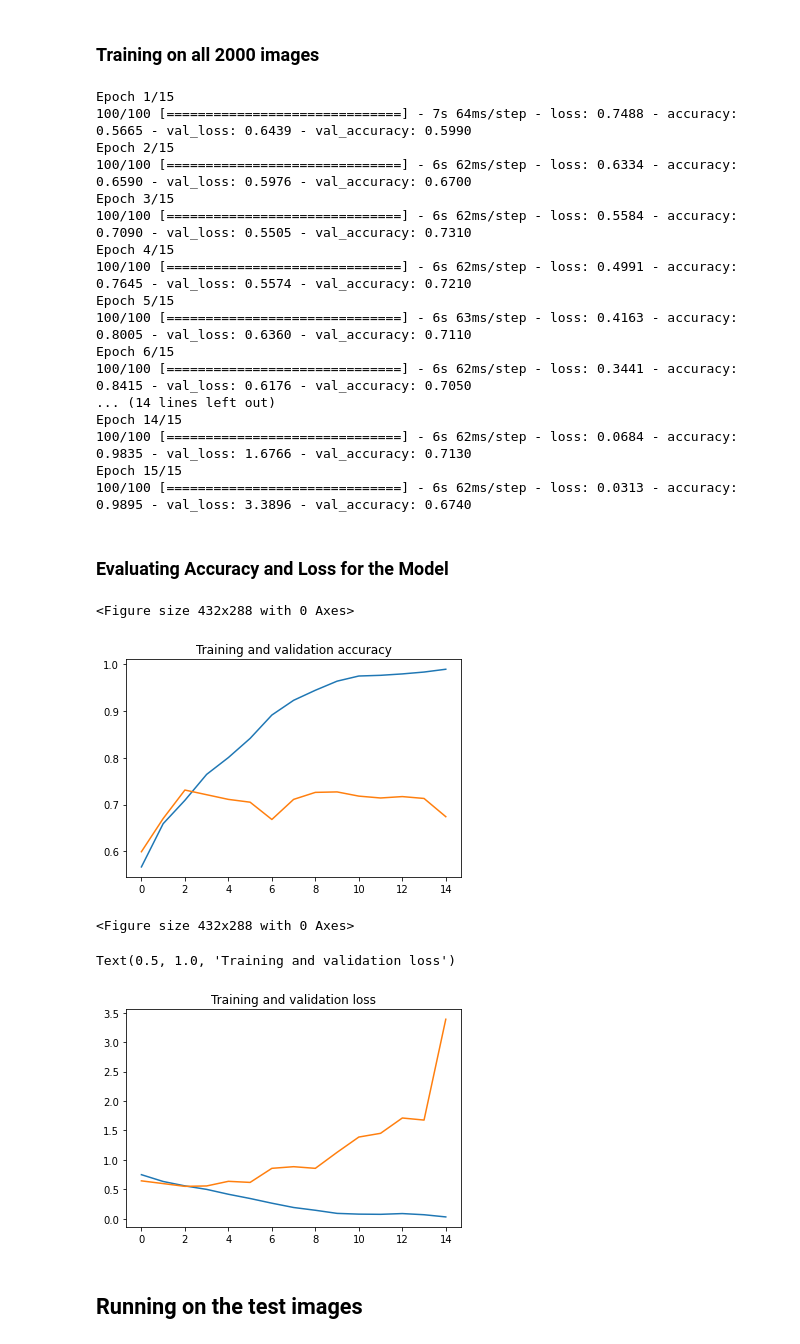
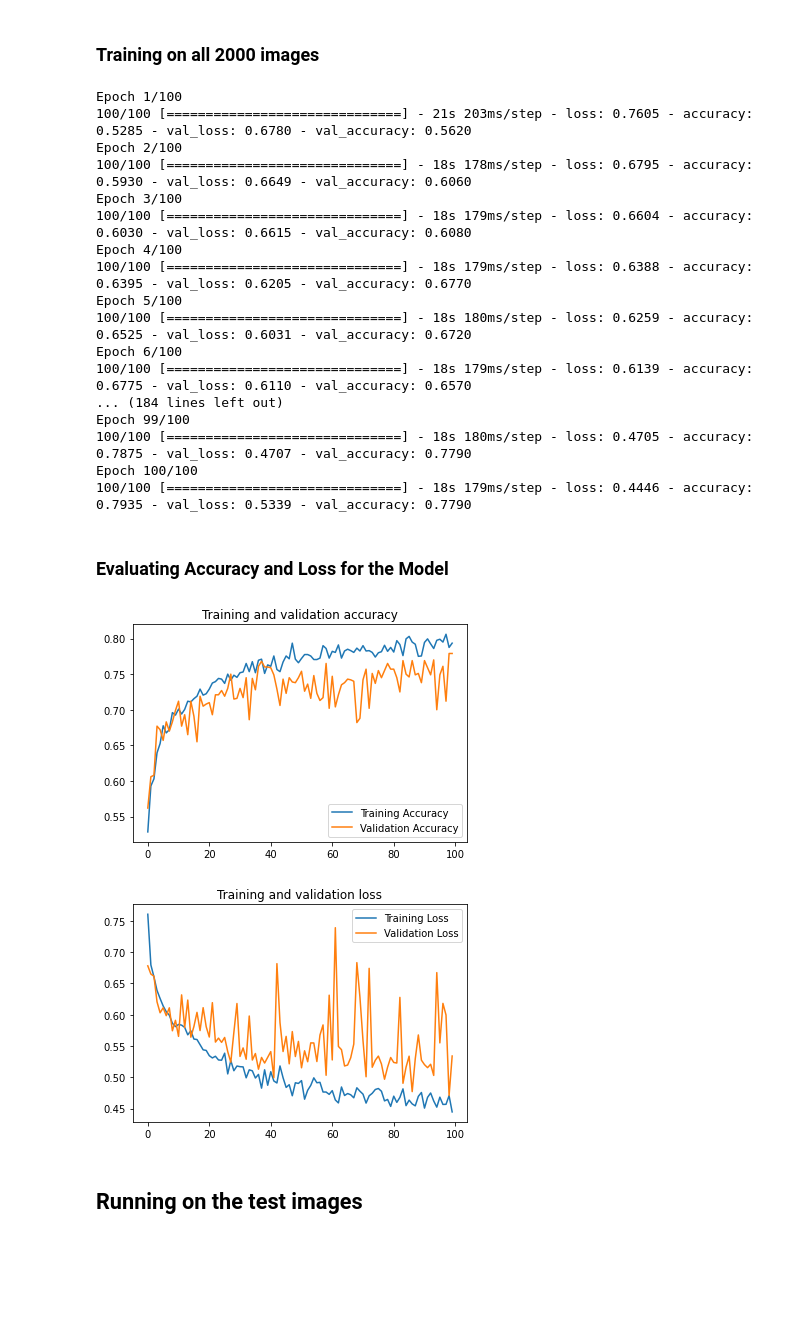
Before and after one commit to suvofalcon/Py-SpringboardAIML, a Jupyter notebook: _10_TensorFlow2.0/CNN-Detailed/_01_CNN_CatsVsDogs.ipynb, the cells around one changed output. Cells and saved outputs as stored; diff of their text form; code cells hidden in the pictures; blank space fills up the shorter version.

Commit message:
Cats and Dogs classification using CNN and a filtered set. Added data augmentation

```diff
--- a/_10_TensorFlow2.0/CNN-Detailed/_01_CNN_CatsVsDogs.ipynb
+++ b/_10_TensorFlow2.0/CNN-Detailed/_01_CNN_CatsVsDogs.ipynb
@@ -96,8 +96,24 @@ Before training a Neural network with them you'll need to tweak the images.
 from tensorflow.keras.preprocessing.image import ImageDataGenerator
 
 # All images will be rescaled to 1/255
-train_datagen = ImageDataGenerator(rescale=1/255)
-validation_datagen = ImageDataGenerator(rescale=1/255)
+# We are also applying image augmentation techniques to reduce overfitting
+train_datagen = ImageDataGenerator(rescale=1/255,
+                                   rotation_range=40,
+                                   width_shift_range=0.2,
+                                   height_shift_range=0.2,
+                                   shear_range=0.2,
+                                   zoom_range=0.2,
+                                   horizontal_flip=True,
+                                   fill_mode='nearest')
+
+validation_datagen = ImageDataGenerator(rescale=1/255,
+                                        rotation_range=40,
+                                        width_shift_range=0.2,
+                                        height_shift_range=0.2,
+                                        shear_range=0.2,
+                                        zoom_range=0.2,
+                                        horizontal_flip=True,
+                                        fill_mode='nearest')
 
 # Flow training images in the batches of 20'
 train_generator = train_datagen.flow_from_directory(train_dir,
@@ -163,27 +179,27 @@ model.compile(optimizer=tf.keras.optimizers.RMSprop(learning_rate=0.001),
 history = model.fit(train_generator,
                     validation_data=validation_generator,
                     steps_per_epoch=100,
-                    epochs=15,
+                    epochs=100,
                     validation_steps=50,
                     verbose=1)
 # %% [output]
-Epoch 1/15
-100/100 [==============================] - 7s 64ms/step - loss: 0.7488 - accuracy: 0.5665 - val_loss: 0.6439 - val_accuracy: 0.5990
-Epoch 2/15
-100/100 [==============================] - 6s 62ms/step - loss: 0.6334 - accuracy: 0.6590 - val_loss: 0.5976 - val_accuracy: 0.6700
-Epoch 3/15
-100/100 [==============================] - 6s 62ms/step - loss: 0.5584 - accuracy: 0.7090 - val_loss: 0.5505 - val_accuracy: 0.7310
-Epoch 4/15
-100/100 [==============================] - 6s 62ms/step - loss: 0.4991 - accuracy: 0.7645 - val_loss: 0.5574 - val_accuracy: 0.7210
-Epoch 5/15
-100/100 [==============================] - 6s 63ms/step - loss: 0.4163 - accuracy: 0.8005 - val_loss: 0.6360 - val_accuracy: 0.7110
-Epoch 6/15
-100/100 [==============================] - 6s 62ms/step - loss: 0.3441 - accuracy: 0.8415 - val_loss: 0.6176 - val_accuracy: 0.7050
-... (14 lines left out)
-Epoch 14/15
-100/100 [==============================] - 6s 62ms/step - loss: 0.0684 - accuracy: 0.9835 - val_loss: 1.6766 - val_accuracy: 0.7130
-Epoch 15/15
-100/100 [==============================] - 6s 62ms/step - loss: 0.0313 - accuracy: 0.9895 - val_loss: 3.3896 - val_accuracy: 0.6740
+Epoch 1/100
+100/100 [==============================] - 21s 203ms/step - loss: 0.7605 - accuracy: 0.5285 - val_loss: 0.6780 - val_accuracy: 0.5620
+Epoch 2/100
+100/100 [==============================] - 18s 178ms/step - loss: 0.6795 - accuracy: 0.5930 - val_loss: 0.6649 - val_accuracy: 0.6060
+Epoch 3/100
+100/100 [==============================] - 18s 179ms/step - loss: 0.6604 - accuracy: 0.6030 - val_loss: 0.6615 - val_accuracy: 0.6080
+Epoch 4/100
+100/100 [==============================] - 18s 179ms/step - loss: 0.6388 - accuracy: 0.6395 - val_loss: 0.6205 - val_accuracy: 0.6770
+Epoch 5/100
+100/100 [==============================] - 18s 180ms/step - loss: 0.6259 - accuracy: 0.6525 - val_loss: 0.6031 - val_accuracy: 0.6720
+Epoch 6/100
+100/100 [==============================] - 18s 179ms/step - loss: 0.6139 - accuracy: 0.6775 - val_loss: 0.6110 - val_accuracy: 0.6570
+... (184 lines left out)
+Epoch 99/100
+100/100 [==============================] - 18s 180ms/step - loss: 0.4705 - accuracy: 0.7875 - val_loss: 0.4707 - val_accuracy: 0.7790
+Epoch 100/100
+100/100 [==============================] - 18s 179ms/step - loss: 0.4446 - accuracy: 0.7935 - val_loss: 0.5339 - val_accuracy: 0.7790
 # %% [markdown]
 
 ### Evaluating Accuracy and Loss for the Model
@@ -198,24 +214,24 @@ epochs   = range(len(acc)) # Get number of epochs
 #------------------------------------------------
 # Plot training and validation accuracy per epoch
 #------------------------------------------------
-plt.plot  ( epochs, acc )
-plt.plot  ( epochs, val_acc )
+plt.plot  ( epochs, acc, label='Training Accuracy' )
+plt.plot  ( epochs, val_acc, label='Validation Accuracy' )
 plt.title ('Training and validation accuracy')
-plt.figure()
+plt.legend()
+plt.show()
 # %% [output]
-<Figure size 432x288 with 0 Axes>
-[figure, old version]
+[figure, new version]
-<Figure size 432x288 with 0 Axes>
 # %%
 #------------------------------------------------
 # Plot training and validation loss per epoch
 #------------------------------------------------
-plt.plot  ( epochs, loss )
-plt.plot  ( epochs, val_loss )
+plt.plot  ( epochs, loss, label='Training Loss' )
+plt.plot  ( epochs, val_loss, label='Validation Loss' )
 plt.title ('Training and validation loss'   )
+plt.legend()
+plt.show()
 # %% [output]
-Text(0.5, 1.0, 'Training and validation loss')
-[figure, old version]
+[figure, new version]
 # %% [markdown]
 ## Running on the test images
 # %%
```
Also changed, not shown: parts of 3 cells of this notebook.
